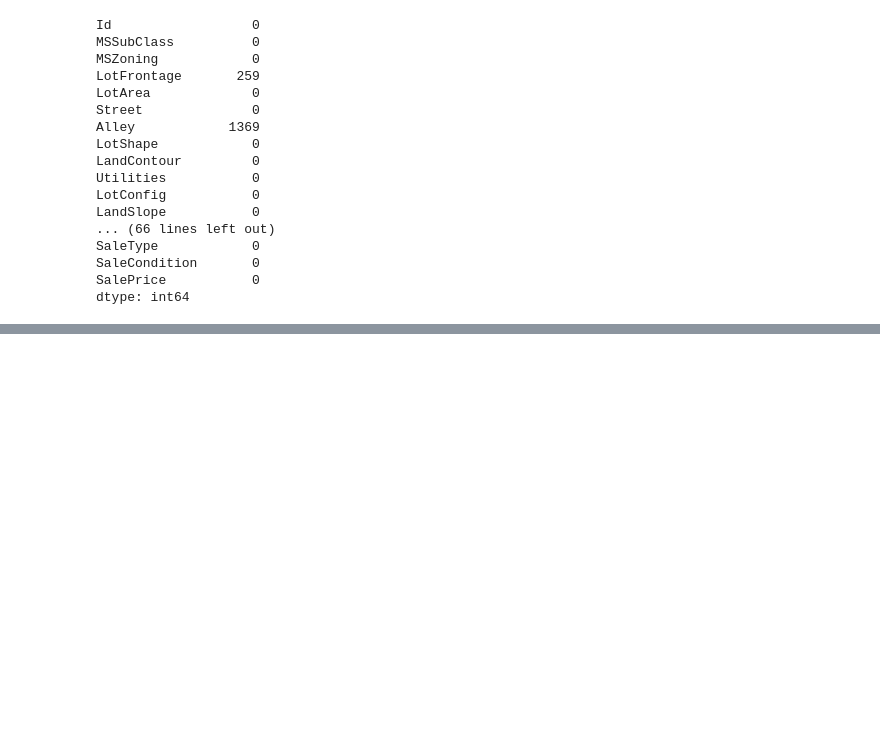
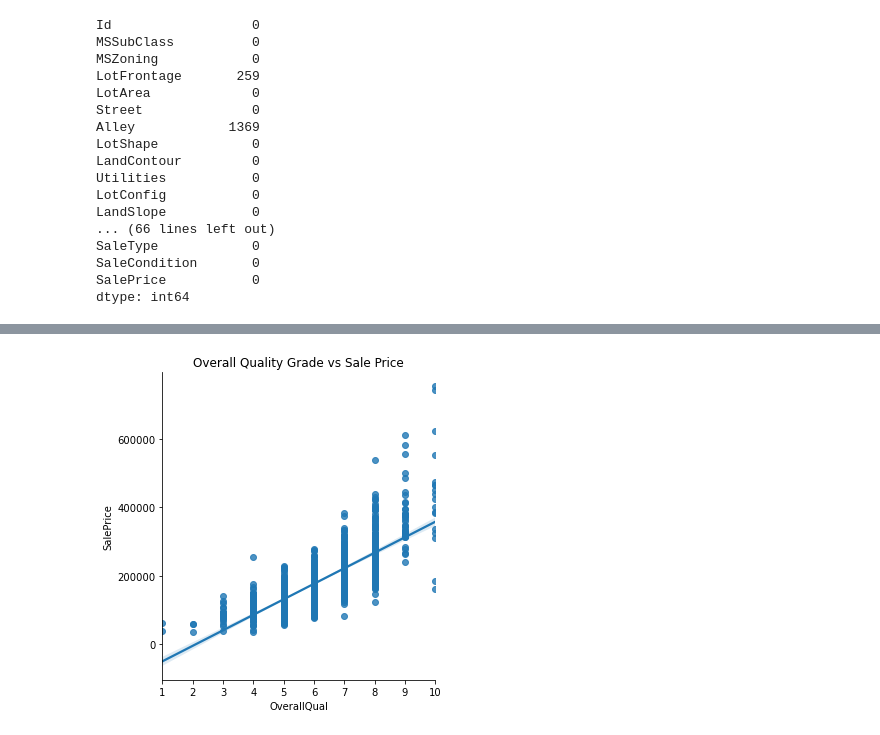
Before and after one commit to danielquer/data-pt-ber-08-20, a Jupyter notebook: Projects/module-2_projects/01_statistical-analysis-project/your-code/project-2-1-code.ipynb, the cells around one changed output, grey strips where cells are left out. Drawn from its saved outputs; the diff is of its cells as text; code cells hidden in the pictures; blank space fills up the shorter version.

```diff
--- a/Projects/module-2_projects/01_statistical-analysis-project/your-code/project-2-1-code.ipynb
+++ b/Projects/module-2_projects/01_statistical-analysis-project/your-code/project-2-1-code.ipynb
@@ -342,0 +208,7 @@ strong multicollinearity or other numerical problems.
+# %%
+# We plot all the variables separately against SalePrice to observe relations and if there are outliers.
+sns.lmplot(data = df1, x = 'OverallQual',y = 'SalePrice')
+plt.title("Overall Quality Grade vs Sale Price")
+plt.show()
+# %% [output]
+[figure, added]
```
Also changed, not shown: parts of 58 cells of this notebook.
